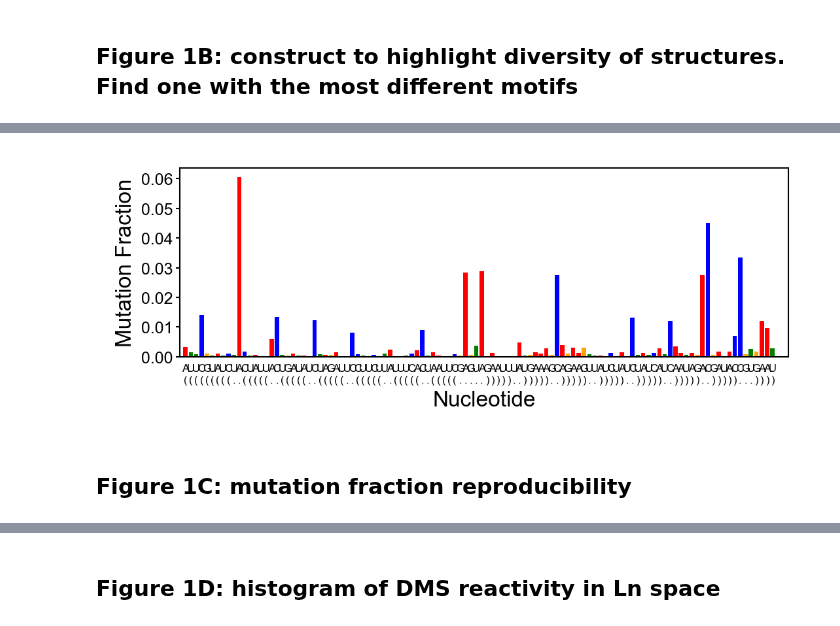
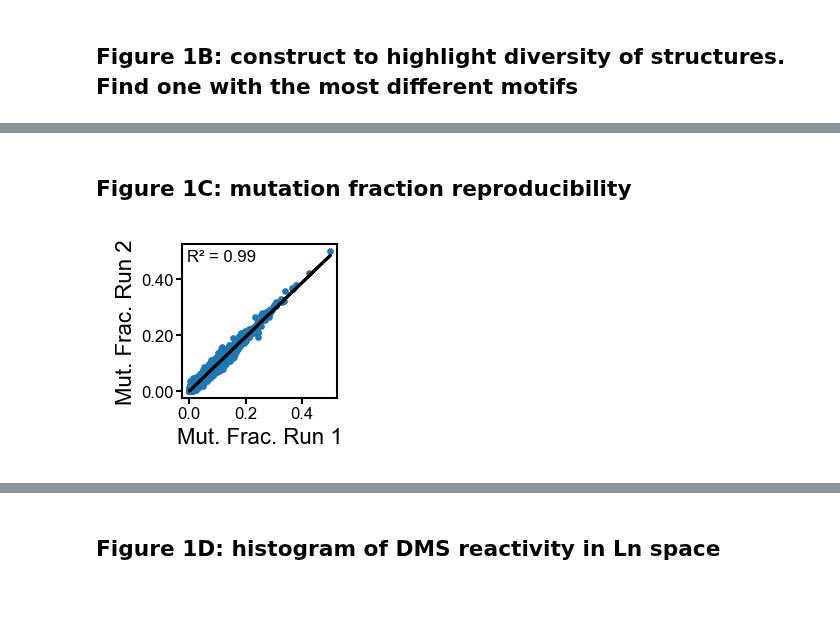
Before and after one commit to YesselmanLabPublications/2025_char_3d_struct_features, a Jupyter notebook: notebooks/figures/figure_1.ipynb, the cells around one changed output, grey strips where cells are left out. Cells and saved outputs as stored; diff of their text form; code cells hidden in the pictures; blank space fills up the shorter version.

```diff
--- a/notebooks/figures/figure_1.ipynb
+++ b/notebooks/figures/figure_1.ipynb
@@ -133,26 +133,26 @@ def figure_1b(df_construct, ax):
-# %%
-fig, ax = plt.subplots(figsize=(4.00, 1.25), dpi=300)
-figure_1b(df_construct, ax)
-plt.savefig("pngs/figure_1b.png", dpi=600)
-# %% [output]
-[figure, removed]
 # %% [markdown]
 ## Figure 1C: mutation fraction reproducibility
 # %%
 def figure_1c(df_construct, df_construct_2, ax):
     # prepare data for plot
     df_2_sub = df_construct_2[["name", "data"]].copy()
     df_2_sub.rename(columns={"data": "data_2"}, inplace=True)
     df_merge = df_construct.merge(df_2_sub, on="name")
     data = []
     for i, row in df_merge.iterrows():
         for d1, d2 in zip(row["data"], row["data_2"]):
             data.append({"data_1": d1, "data_2": d2})
     df_data = pd.DataFrame(data)
     # generate plot
-    plot_scatter_w_best_fit_line(df_data["data_1"], df_data["data_2"], ax=ax)
+    scatter_plot_w_regression(df_data, ax, "data_1", "data_2", size=2, pos="top left")
     ax.set_xlabel("Mut. Frac. Run 1", labelpad=2)
     ax.set_ylabel("Mut. Frac. Run 2", labelpad=2)
     ax.set_xticks([0.00, 0.20, 0.40])
     ax.set_yticks([0.00, 0.20, 0.40], labels=["0.00", "0.20", "0.40"])
-    format_small_plot(ax)
+    publication_style_ax(ax)
+
+
+fig, ax = plt.subplots(figsize=(1.0, 1.0), dpi=200)
+figure_1c(df_construct, df_construct_2, ax)
+# %% [output]
+[figure, added]
```
Also changed, not shown: parts of 16 cells of this notebook, 13 other files.
